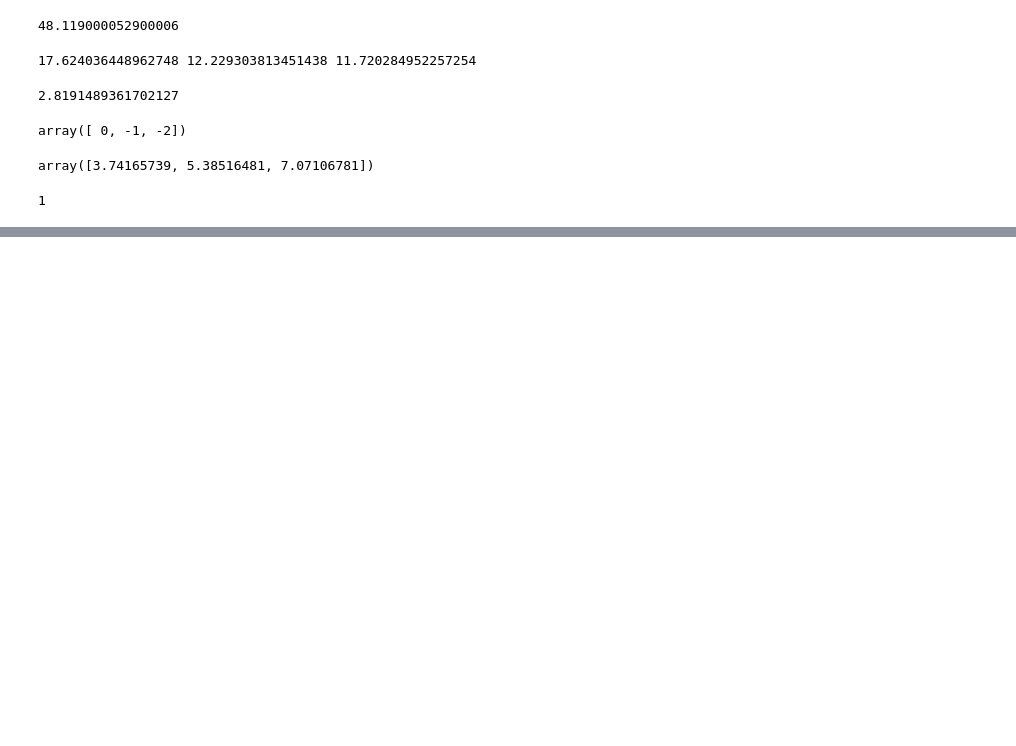
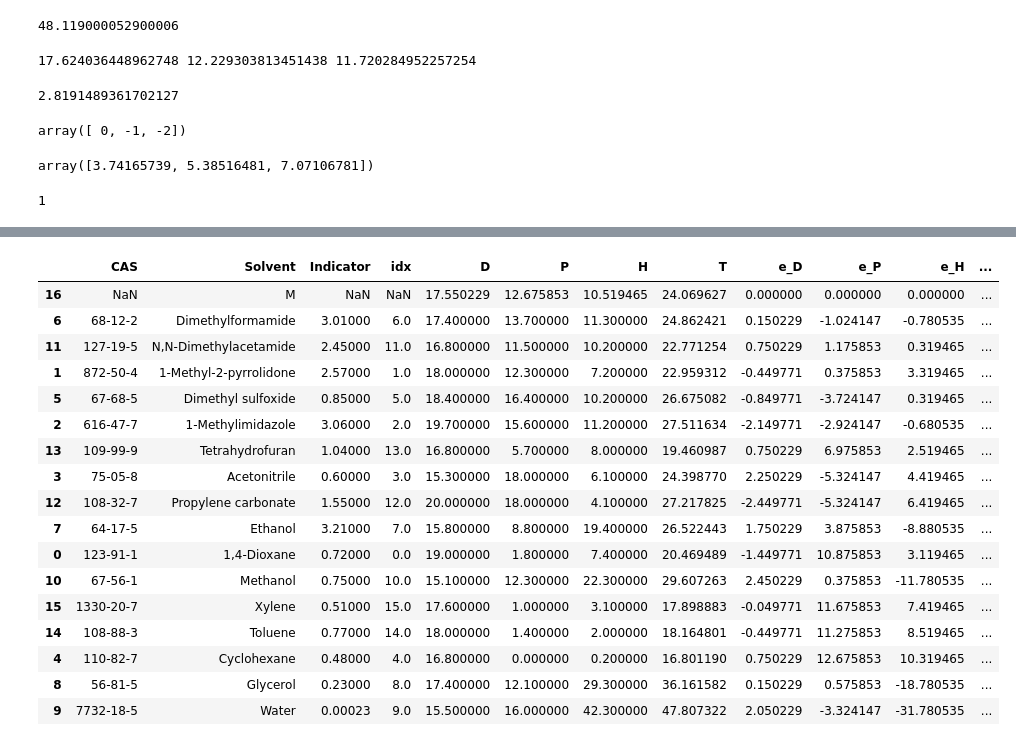
Before and after one commit to xueannafang/hsp_mloc_v2, a Jupyter notebook: mloc_2_test.ipynb, the cells around one changed output, grey strips where cells are left out. Cells and saved outputs as stored; diff of their text form; code cells hidden in the pictures; blank space fills up the shorter version.

```diff
--- a/mloc_2_test.ipynb
+++ b/mloc_2_test.ipynb
@@ -174,0 +185,21 @@ today.strftime("%Y%m%d") + now.strftime("%H%M%S")
+# %%
+test_rslt_df
+# %% [output]
+|  | CAS | Solvent | Indicator | idx | D | P | H | T | e_D | e_P | e_H | ... |
+| 16 | NaN | M | NaN | NaN | 17.550229 | 12.675853 | 10.519465 | 24.069627 | 0.000000 | 0.000000 | 0.000000 | ... |
+| 6 | 68-12-2 | Dimethylformamide | 3.01000 | 6.0 | 17.400000 | 13.700000 | 11.300000 | 24.862421 | 0.150229 | -1.024147 | -0.780535 | ... |
+| 11 | 127-19-5 | N,N-Dimethylacetamide | 2.45000 | 11.0 | 16.800000 | 11.500000 | 10.200000 | 22.771254 | 0.750229 | 1.175853 | 0.319465 | ... |
+| 1 | 872-50-4 | 1-Methyl-2-pyrrolidone | 2.57000 | 1.0 | 18.000000 | 12.300000 | 7.200000 | 22.959312 | -0.449771 | 0.375853 | 3.319465 | ... |
+| 5 | 67-68-5 | Dimethyl sulfoxide | 0.85000 | 5.0 | 18.400000 | 16.400000 | 10.200000 | 26.675082 | -0.849771 | -3.724147 | 0.319465 | ... |
+| 2 | 616-47-7 | 1-Methylimidazole | 3.06000 | 2.0 | 19.700000 | 15.600000 | 11.200000 | 27.511634 | -2.149771 | -2.924147 | -0.680535 | ... |
+| 13 | 109-99-9 | Tetrahydrofuran | 1.04000 | 13.0 | 16.800000 | 5.700000 | 8.000000 | 19.460987 | 0.750229 | 6.975853 | 2.519465 | ... |
+| 3 | 75-05-8 | Acetonitrile | 0.60000 | 3.0 | 15.300000 | 18.000000 | 6.100000 | 24.398770 | 2.250229 | -5.324147 | 4.419465 | ... |
+| 12 | 108-32-7 | Propylene carbonate | 1.55000 | 12.0 | 20.000000 | 18.000000 | 4.100000 | 27.217825 | -2.449771 | -5.324147 | 6.419465 | ... |
+| 7 | 64-17-5 | Ethanol | 3.21000 | 7.0 | 15.800000 | 8.800000 | 19.400000 | 26.522443 | 1.750229 | 3.875853 | -8.880535 | ... |
+| 0 | 123-91-1 | 1,4-Dioxane | 0.72000 | 0.0 | 19.000000 | 1.800000 | 7.400000 | 20.469489 | -1.449771 | 10.875853 | 3.119465 | ... |
+| 10 | 67-56-1 | Methanol | 0.75000 | 10.0 | 15.100000 | 12.300000 | 22.300000 | 29.607263 | 2.450229 | 0.375853 | -11.780535 | ... |
+| 15 | 1330-20-7 | Xylene | 0.51000 | 15.0 | 17.600000 | 1.000000 | 3.100000 | 17.898883 | -0.049771 | 11.675853 | 7.419465 | ... |
+| 14 | 108-88-3 | Toluene | 0.77000 | 14.0 | 18.000000 | 1.400000 | 2.000000 | 18.164801 | -0.449771 | 11.275853 | 8.519465 | ... |
+| 4 | 110-82-7 | Cyclohexane | 0.48000 | 4.0 | 16.800000 | 0.000000 | 0.200000 | 16.801190 | 0.750229 | 12.675853 | 10.319465 | ... |
+| 8 | 56-81-5 | Glycerol | 0.23000 | 8.0 | 17.400000 | 12.100000 | 29.300000 | 36.161582 | 0.150229 | 0.575853 | -18.780535 | ... |
+| 9 | 7732-18-5 | Water | 0.00023 | 9.0 | 15.500000 | 16.000000 | 42.300000 | 47.807322 | 2.050229 | -3.324147 | -31.780535 | ... |
```
Also changed, not shown: parts of 19 cells of this notebook, 2 other files.
